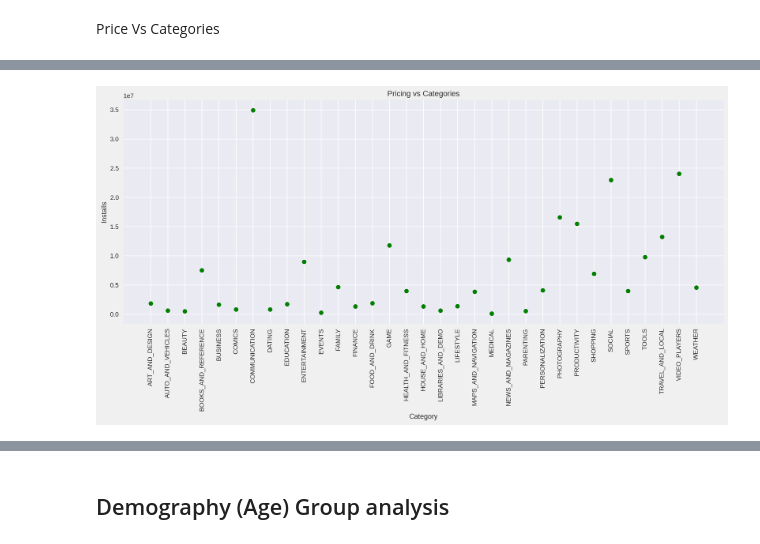
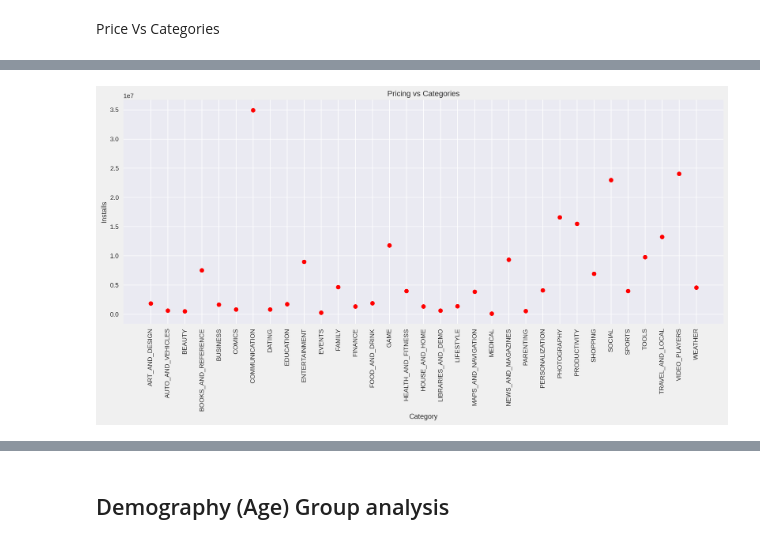
Before and after one commit to himanshu683663/Capstone_project_1_EDA_Play_Store_App_Analysis, a Jupyter notebook: Capstone_Project_(EDA)_Play_store_App_Review.ipynb, the cells around one changed output, grey strips where cells are left out. Cells and saved outputs as stored; diff of their text form; code cells hidden in the pictures.

```diff
--- a/Capstone_Project_(EDA)_Play_store_App_Review.ipynb
+++ b/Capstone_Project_(EDA)_Play_store_App_Review.ipynb
@@ -539,16 +543,16 @@ plt.show()
 # %%
 plt.style.use('fivethirtyeight')
 
 plt.figure(figsize = (15,6),dpi=200)
 plt.style.use('seaborn')
-plt.plot(z,'ro', color='green')
+plt.plot(z,'ro', color='red')
 plt.xticks(rotation = 90)
 plt.title('Pricing vs Categories')
 plt.xlabel('Category')
 plt.ylabel('Installs')
 plt.show()
 # %% [output]
-[figure, old version]
+[figure, new version]
 # %%
 playstore_df
 # %% [output]
```
Also changed, not shown: parts of 40 cells of this notebook.
